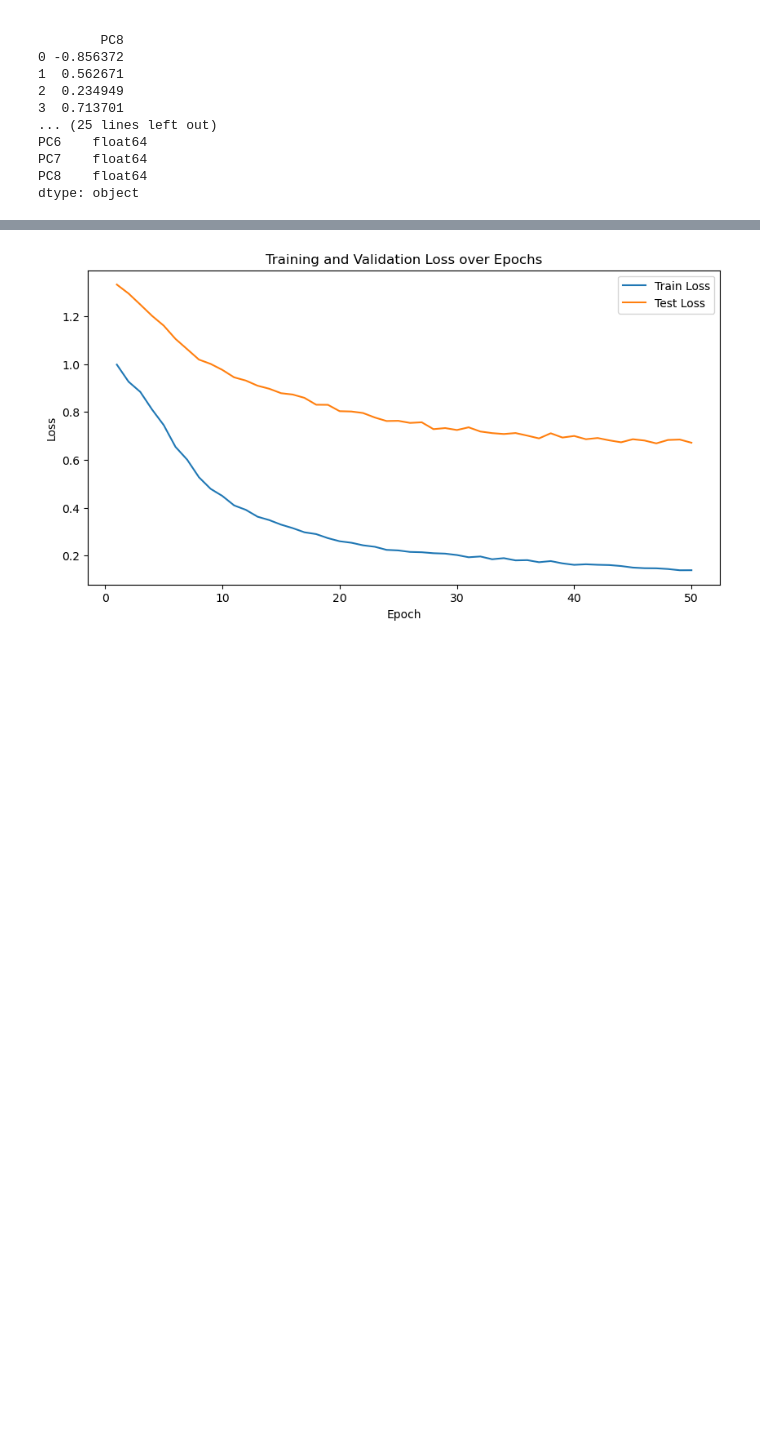
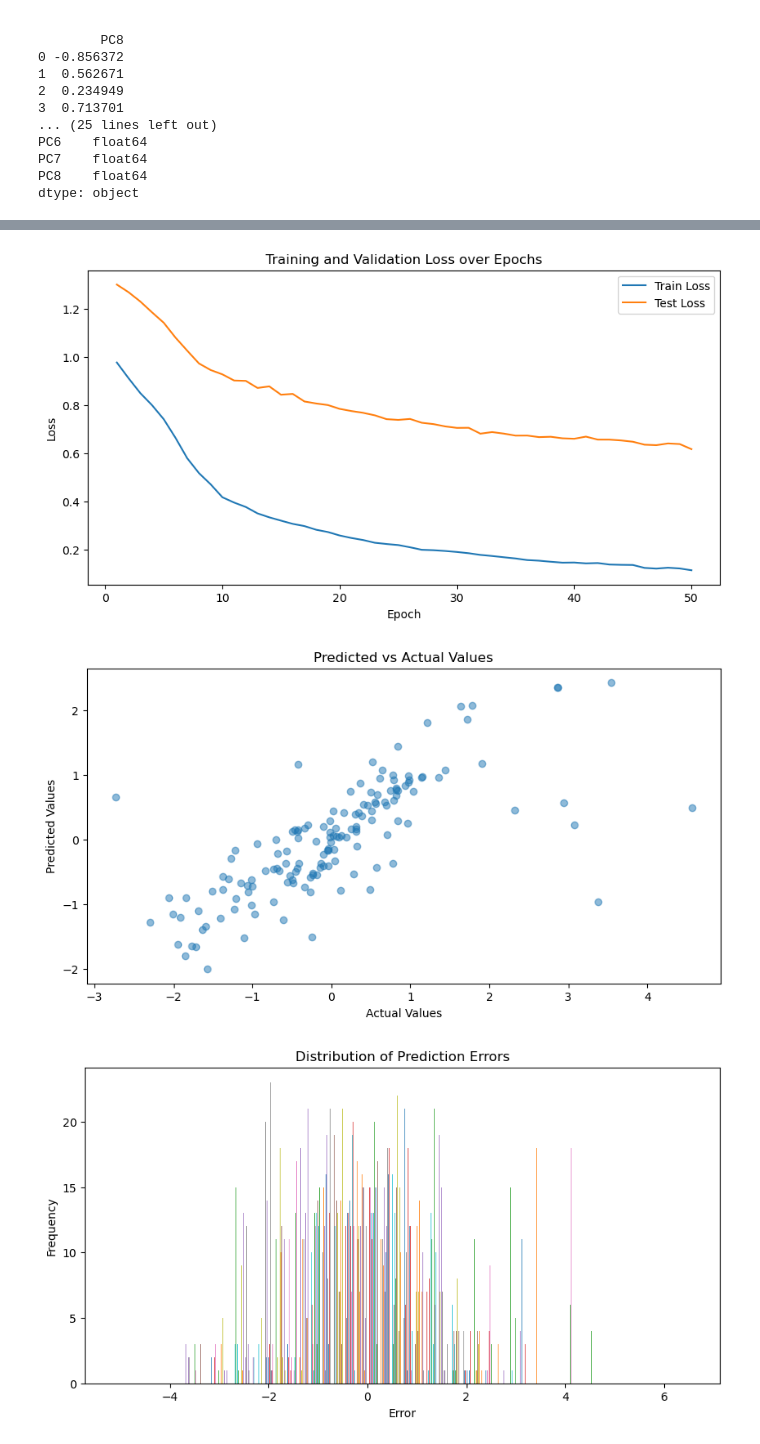
Before and after one commit to sunnypark12/CS4641_Group5, a Jupyter notebook: NeuralNetwork.ipynb, the cells around one changed output, grey strips where cells are left out. Drawn from its saved outputs; the diff is of its cells as text; code cells hidden in the pictures; blank space fills up the shorter version.

Commit message:
Added more detailed explanations and 2 new plots to the NN jupyter notebook

```diff
--- a/NeuralNetwork.ipynb
+++ b/NeuralNetwork.ipynb
@@ -176,12 +216,34 @@ Finally, we evaluate the neural network by plotting the training and validation
 # %%
 # Plotting the losses
 plt.figure(figsize=(10, 5))
 plt.plot(range(1, num_epochs + 1), train_losses, label='Train Loss')
 plt.plot(range(1, num_epochs + 1), test_losses, label='Test Loss')
 plt.xlabel('Epoch')
 plt.ylabel('Loss')
 plt.title('Training and Validation Loss over Epochs')
 plt.legend()
 plt.show()
+
+# Predicted vs. Actual Values Plot
+model.eval()
+with torch.no_grad():
+    y_pred = model(X_test_tensor).numpy()
+
+plt.figure(figsize=(10, 5))
+plt.scatter(y_test, y_pred, alpha=0.5)
+plt.xlabel('Actual Values')
+plt.ylabel('Predicted Values')
+plt.title('Predicted vs Actual Values')
+plt.show()
+
+# Distribution of Errors Plot
+plt.figure(figsize=(10, 5))
+plt.hist(y_test - y_pred, bins=50, alpha=0.75)
+plt.xlabel('Error')
+plt.ylabel('Frequency')
+plt.title('Distribution of Prediction Errors')
+plt.show()
 # %% [output]
-[figure, old version]
+[figure, new version]
+[figure, added]
+[figure, added]
```
Also changed, not shown: parts of 11 cells of this notebook.
